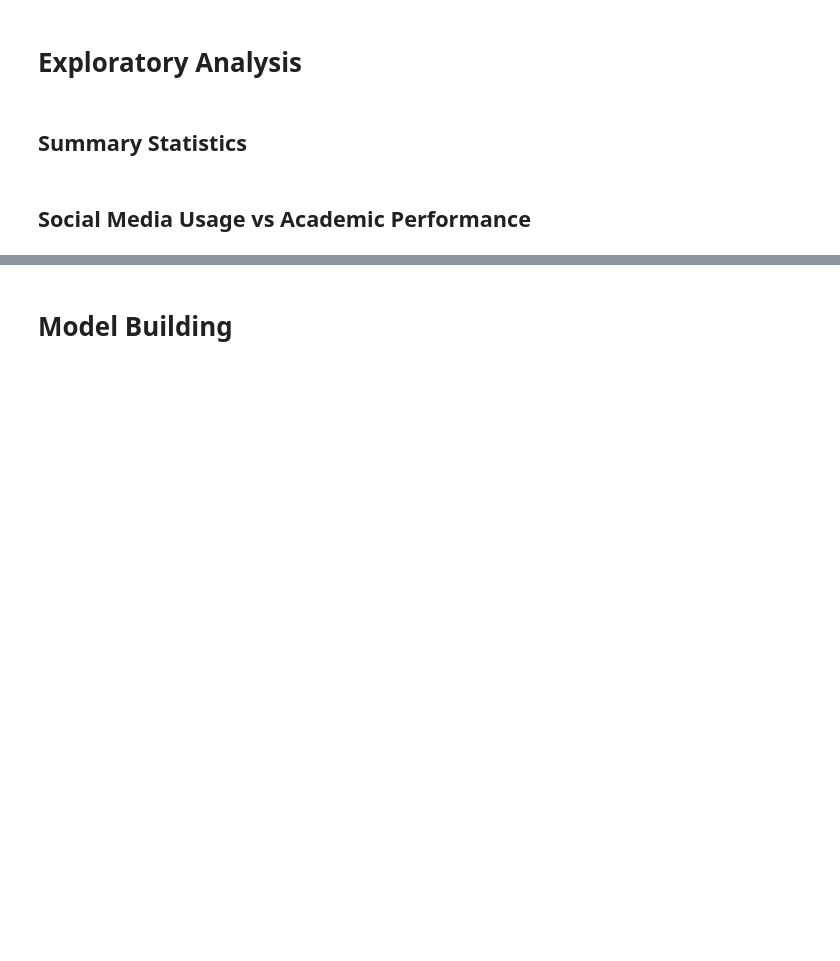
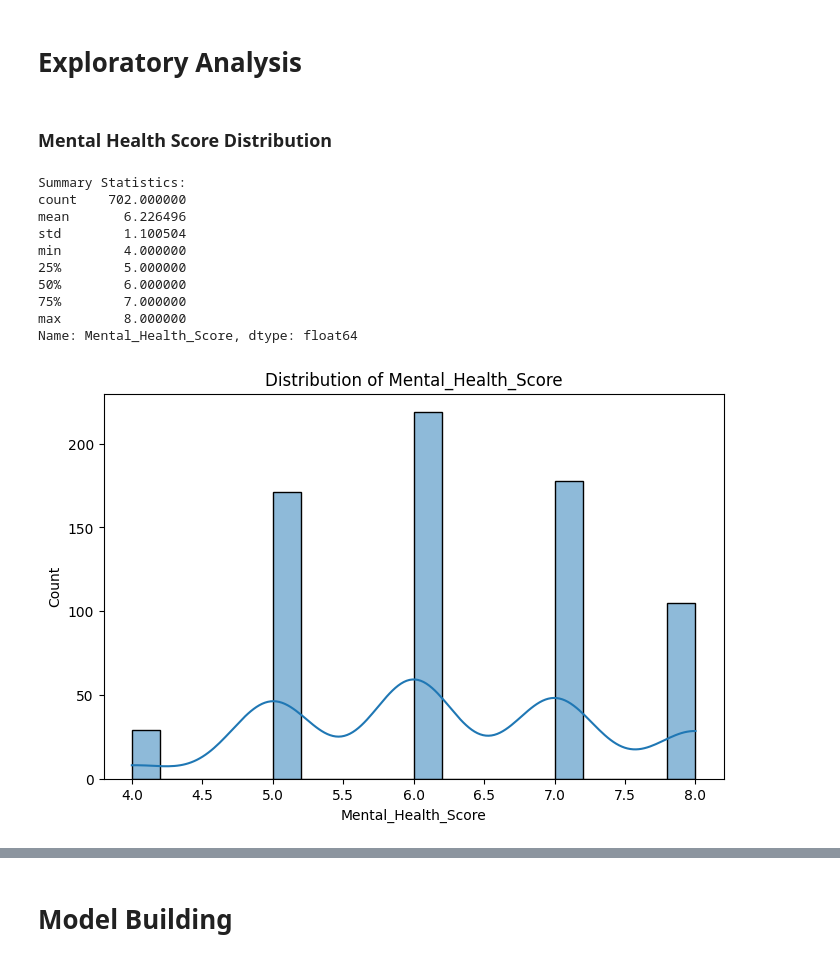
Before and after one commit to anago001/STAT206-Social-Media-Final-Project, a Jupyter notebook: report.ipynb, the cells around one changed output, grey strips where cells are left out. Drawn from its saved outputs; the diff is of its cells as text; code cells hidden in the pictures; blank space fills up the shorter version.

```diff
--- a/report.ipynb
+++ b/report.ipynb
@@ -77,7 +87,19 @@ df_clean.describe()
 3 Outliers have been removed based on a 1.5 * IQR method to ensure data accuracy and a roughly normal distribution.
 # %% [markdown]
 # Exploratory Analysis
-# %% [markdown]
-## Summary Statistics
-# %% [markdown]
-## Social Media Usage vs Academic Performance
+# %% [markdown]
+### Mental Health Score Distribution
+# %%
+ea.summarize_variable(df_clean,"Mental_Health_Score")
+# %% [output]
+Summary Statistics:
+count    702.000000
+mean       6.226496
+std        1.100504
+min        4.000000
+25%        5.000000
+50%        6.000000
+75%        7.000000
+max        8.000000
+Name: Mental_Health_Score, dtype: float64
+[figure, added]
```
Also changed, not shown: parts of 30 cells of this notebook, 3 other files.
